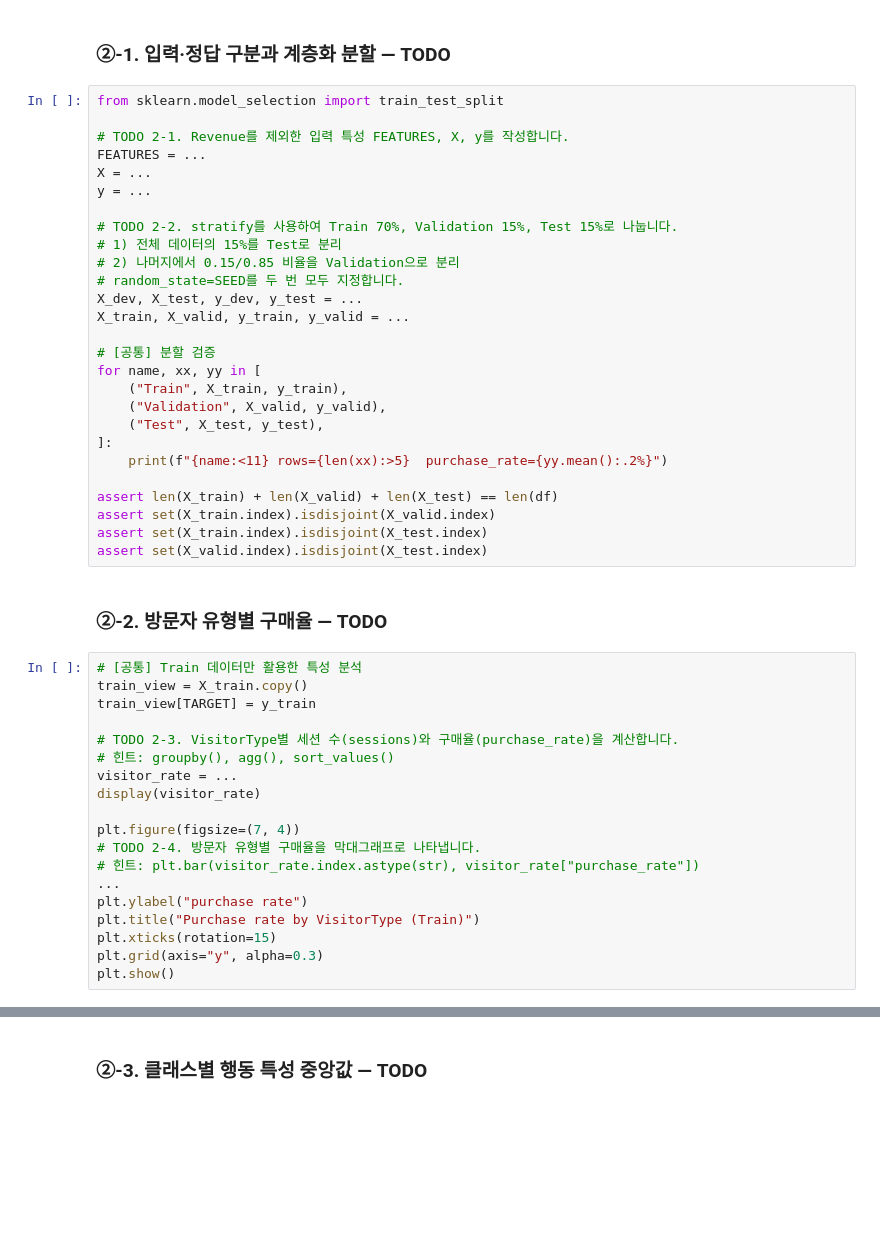
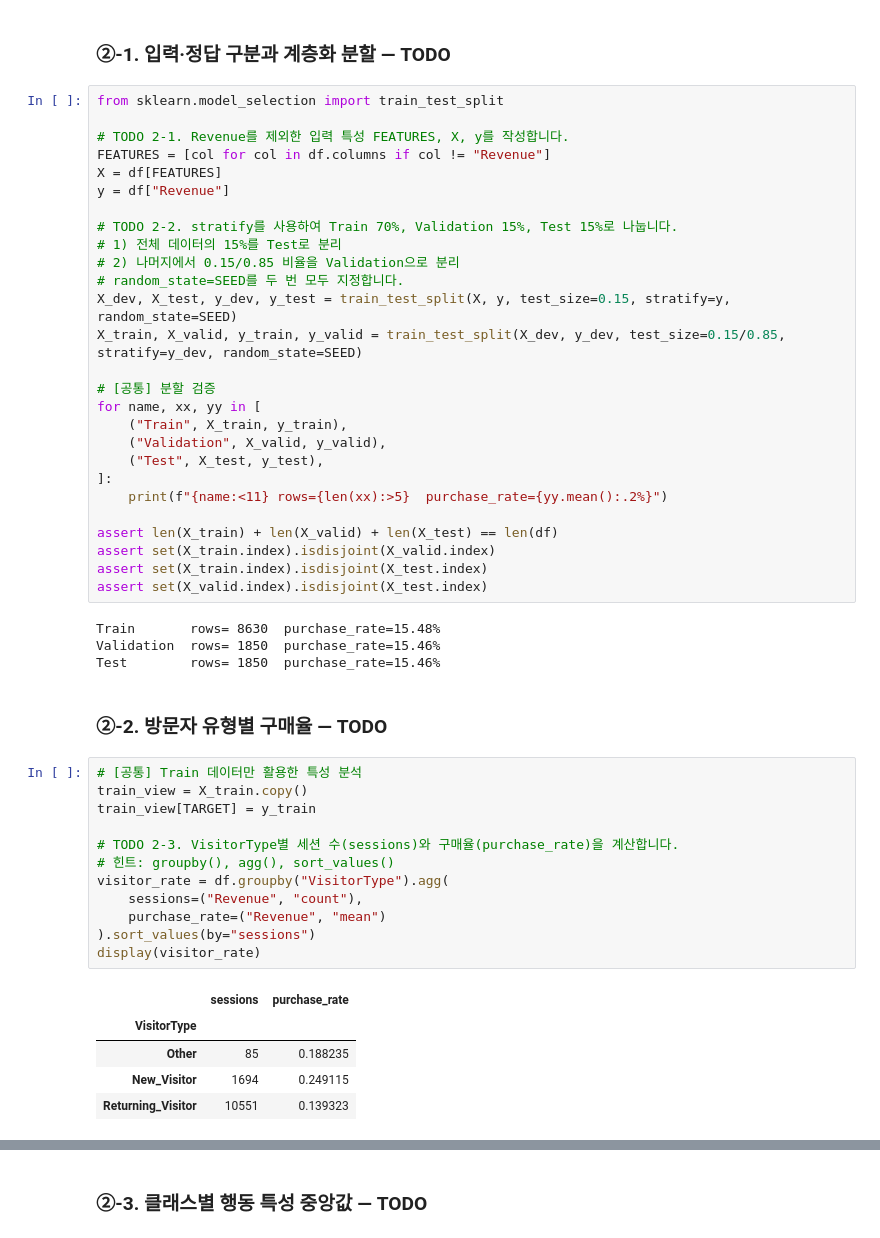
Before and after one commit to Kim-ms/ai-mini-projects, a Jupyter notebook: mini-project-01/code/02_classification_online_shopping.ipynb, the cells around one changed output, grey strips where cells are left out. Saved outputs shown, nothing was run; the diff lists cells and outputs as text; blank space fills up the shorter version.

```diff
--- a/mini-project-01/code/02_classification_online_shopping.ipynb
+++ b/mini-project-01/code/02_classification_online_shopping.ipynb
@@ -250,16 +250,16 @@ plt.show()
 from sklearn.model_selection import train_test_split
 
 # TODO 2-1. Revenue를 제외한 입력 특성 FEATURES, X, y를 작성합니다.
-FEATURES = ...
-X = ...
-y = ...
+FEATURES = [col for col in df.columns if col != "Revenue"]
+X = df[FEATURES]
+y = df["Revenue"]
 
 # TODO 2-2. stratify를 사용하여 Train 70%, Validation 15%, Test 15%로 나눕니다.
 # 1) 전체 데이터의 15%를 Test로 분리
 # 2) 나머지에서 0.15/0.85 비율을 Validation으로 분리
 # random_state=SEED를 두 번 모두 지정합니다.
-X_dev, X_test, y_dev, y_test = ...
-X_train, X_valid, y_train, y_valid = ...
+X_dev, X_test, y_dev, y_test = train_test_split(X, y, test_size=0.15, stratify=y, random_state=SEED)
+X_train, X_valid, y_train, y_valid = train_test_split(X_dev, y_dev, test_size=0.15/0.85, stratify=y_dev, random_state=SEED)
 
 # [공통] 분할 검증
 for name, xx, yy in [
@@ -273,24 +273,27 @@ assert len(X_train) + len(X_valid) + len(X_test) == len(df)
 assert set(X_train.index).isdisjoint(X_valid.index)
 assert set(X_train.index).isdisjoint(X_test.index)
 assert set(X_valid.index).isdisjoint(X_test.index)
+# %% [output]
+Train       rows= 8630  purchase_rate=15.48%
+Validation  rows= 1850  purchase_rate=15.46%
+Test        rows= 1850  purchase_rate=15.46%
 # %% [markdown]
 ### ②-2. 방문자 유형별 구매율 — TODO
 # %%
 # [공통] Train 데이터만 활용한 특성 분석
 train_view = X_train.copy()
 train_view[TARGET] = y_train
 
 # TODO 2-3. VisitorType별 세션 수(sessions)와 구매율(purchase_rate)을 계산합니다.
 # 힌트: groupby(), agg(), sort_values()
-visitor_rate = ...
+visitor_rate = df.groupby("VisitorType").agg(
+    sessions=("Revenue", "count"),
+    purchase_rate=("Revenue", "mean")
+).sort_values(by="sessions")
 display(visitor_rate)
-
-plt.figure(figsize=(7, 4))
-# TODO 2-4. 방문자 유형별 구매율을 막대그래프로 나타냅니다.
-# 힌트: plt.bar(visitor_rate.index.astype(str), visitor_rate["purchase_rate"])
-...
-plt.ylabel("purchase rate")
-plt.title("Purchase rate by VisitorType (Train)")
-plt.xticks(rotation=15)
-plt.grid(axis="y", alpha=0.3)
-plt.show()
+# %% [output]
+|  | sessions | purchase_rate |
+| VisitorType |  |  |
+| Other | 85 | 0.188235 |
+| New_Visitor | 1694 | 0.249115 |
+| Returning_Visitor | 10551 | 0.139323 |
```
Also changed, not shown: parts of 2 cells of this notebook, 1 other file.
